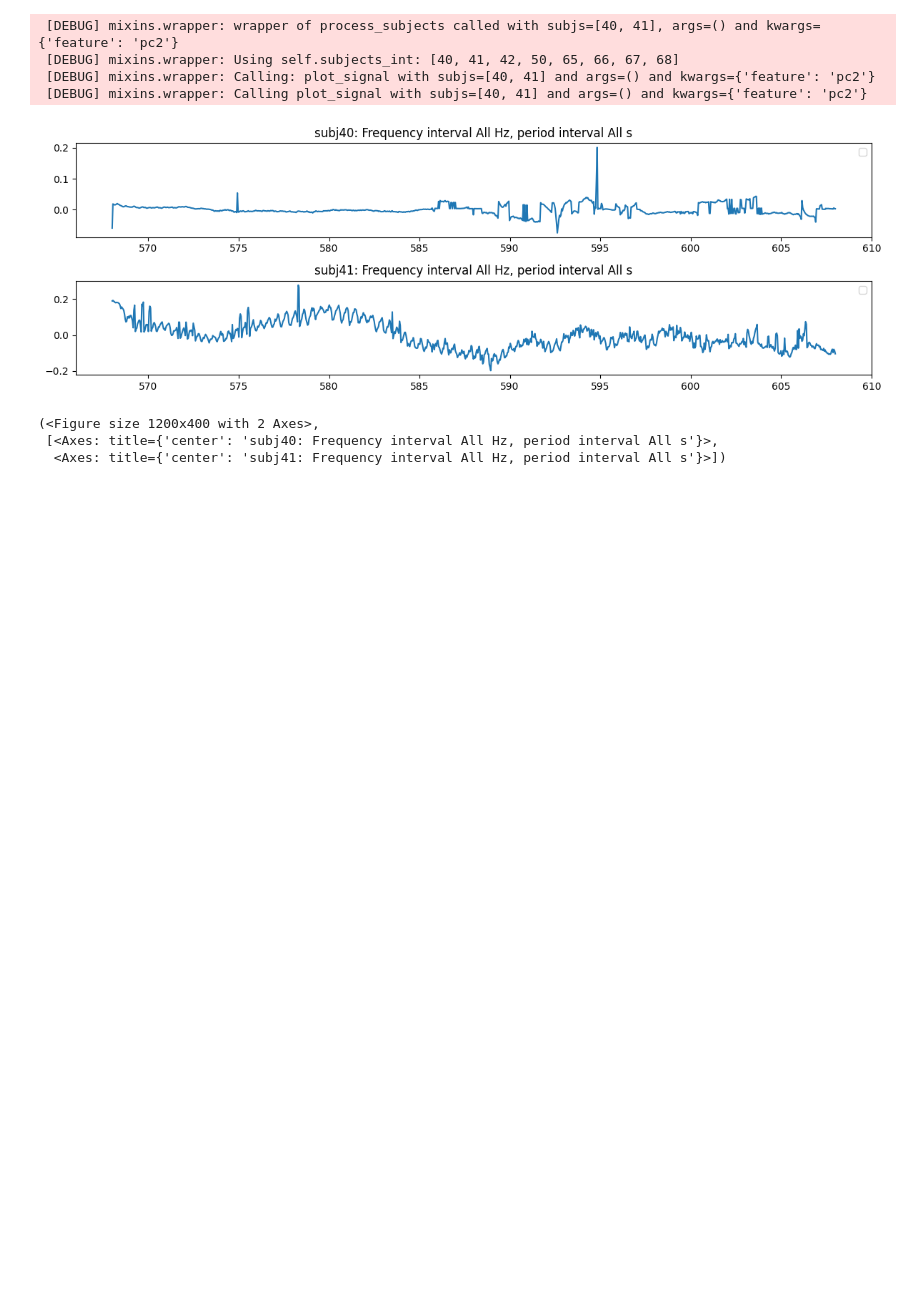
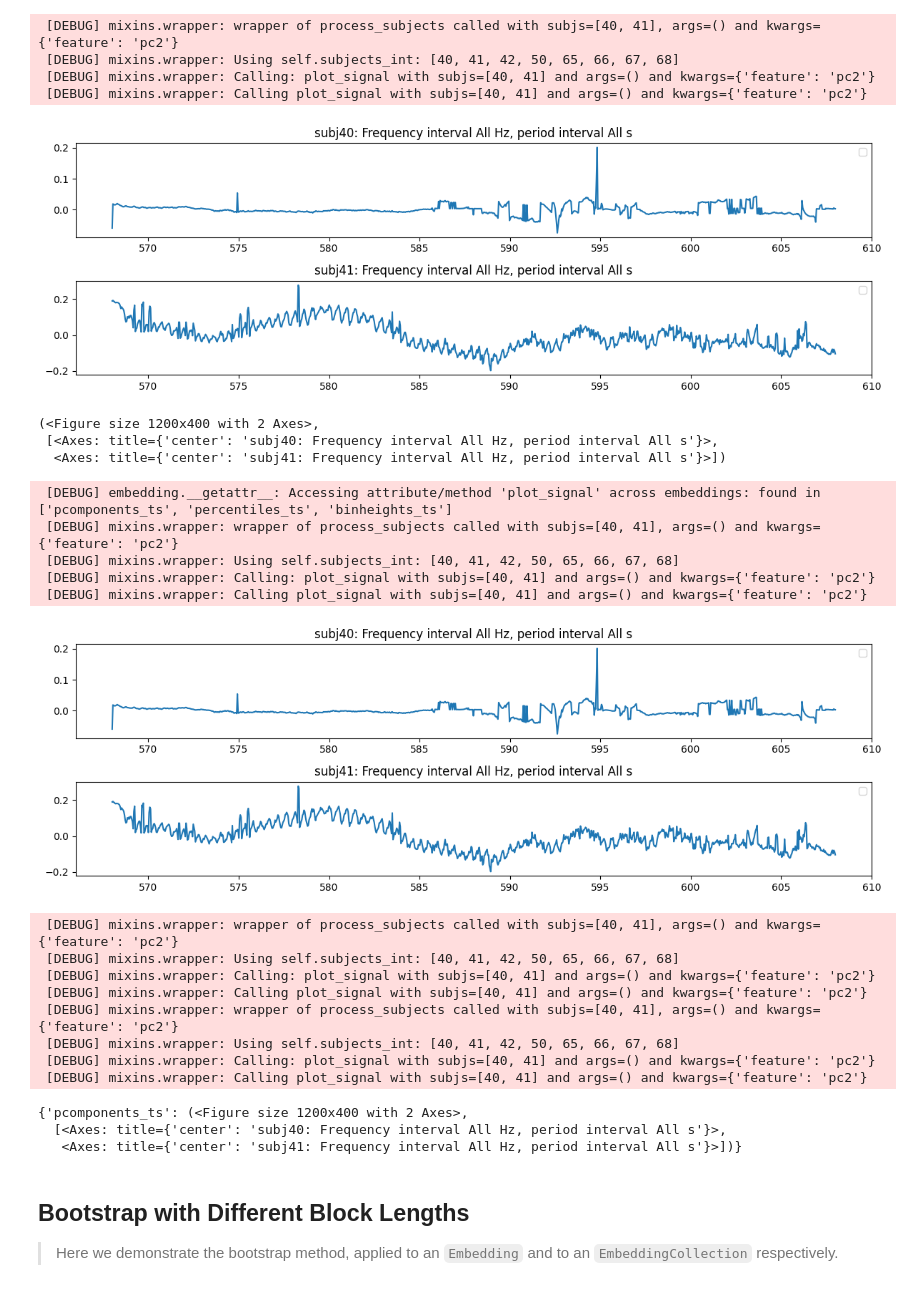
Before and after one commit to rdned/nbdev_fhemb, a Jupyter notebook: nbs/bbootstrap_ex.ipynb, the cells around one changed output. Cells and saved outputs as stored; diff of their text form; code cells hidden in the pictures; blank space fills up the shorter version.

```diff
--- a/nbs/bbootstrap_ex.ipynb
+++ b/nbs/bbootstrap_ex.ipynb
@@ -41,6 +47,34 @@ pca_emb.plot_signal(
 (<Figure size 1200x400 with 2 Axes>,
  [<Axes: title={'center': 'subj40: Frequency interval All Hz, period interval All s'}>,
   <Axes: title={'center': 'subj41: Frequency interval All Hz, period interval All s'}>])
+# %%
+#| eval: false
+
+combined_emb0.plot_signal(
+    subjs=[40,41],  # specify subject(s) to plot: may be specified also as intervals, e.g., [(40, 45), 47]
+    feature='pc2'   # specify feature to plot: principal components are prefixed by 'pc'
+)
+# %% [output]
+ [DEBUG] embedding.__getattr__: Accessing attribute/method 'plot_signal' across embeddings: found in ['pcomponents_ts', 'percentiles_ts', 'binheights_ts']
+ [DEBUG] mixins.wrapper: wrapper of process_subjects called with subjs=[40, 41], args=() and kwargs={'feature': 'pc2'}
+ [DEBUG] mixins.wrapper: Using self.subjects_int: [40, 41, 42, 50, 65, 66, 67, 68]
+ [DEBUG] mixins.wrapper: Calling: plot_signal with subjs=[40, 41] and args=() and kwargs={'feature': 'pc2'}
+ [DEBUG] mixins.wrapper: Calling plot_signal with subjs=[40, 41] and args=() and kwargs={'feature': 'pc2'}
+[figure, added]
+ [DEBUG] mixins.wrapper: wrapper of process_subjects called with subjs=[40, 41], args=() and kwargs={'feature': 'pc2'}
+ [DEBUG] mixins.wrapper: Using self.subjects_int: [40, 41, 42, 50, 65, 66, 67, 68]
+ [DEBUG] mixins.wrapper: Calling: plot_signal with subjs=[40, 41] and args=() and kwargs={'feature': 'pc2'}
+ [DEBUG] mixins.wrapper: Calling plot_signal with subjs=[40, 41] and args=() and kwargs={'feature': 'pc2'}
+ [DEBUG] mixins.wrapper: wrapper of process_subjects called with subjs=[40, 41], args=() and kwargs={'feature': 'pc2'}
+ [DEBUG] mixins.wrapper: Using self.subjects_int: [40, 41, 42, 50, 65, 66, 67, 68]
+ [DEBUG] mixins.wrapper: Calling: plot_signal with subjs=[40, 41] and args=() and kwargs={'feature': 'pc2'}
+ [DEBUG] mixins.wrapper: Calling plot_signal with subjs=[40, 41] and args=() and kwargs={'feature': 'pc2'}
+{'pcomponents_ts': (<Figure size 1200x400 with 2 Axes>,
+  [<Axes: title={'center': 'subj40: Frequency interval All Hz, period interval All s'}>,
+   <Axes: title={'center': 'subj41: Frequency interval All Hz, period interval All s'}>])}
+# %% [markdown]
+## Bootstrap with Different Block Lengths
+>Here we demonstrate the bootstrap method, applied to an `Embedding` and to an `EmbeddingCollection` respectively.
 # %%
 #| eval: false
 
```
Also changed, not shown: parts of 8 cells of this notebook, 17 other files.
